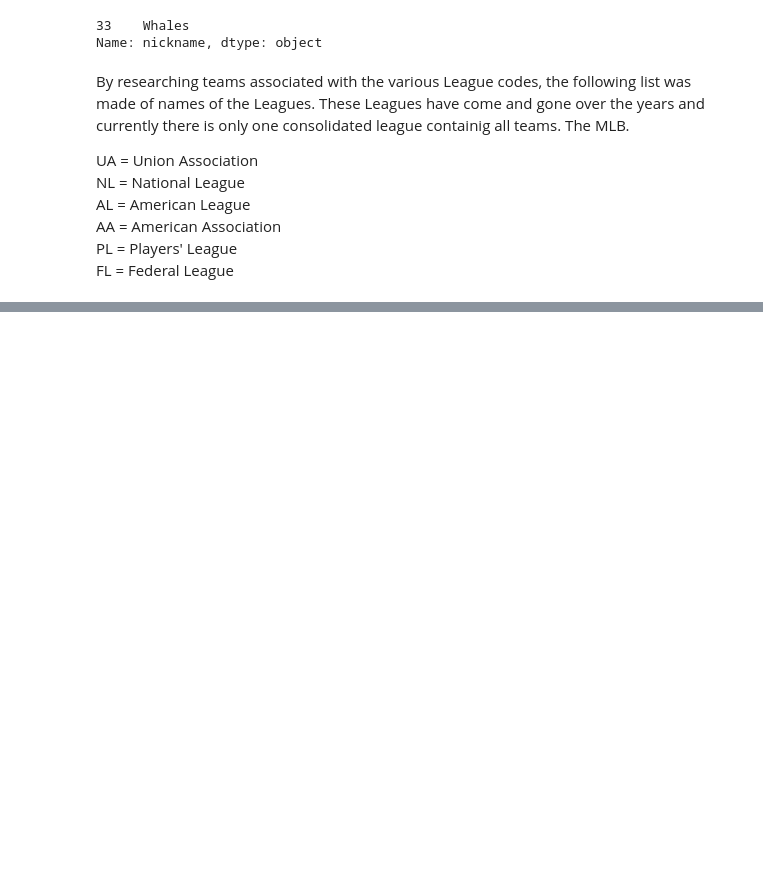
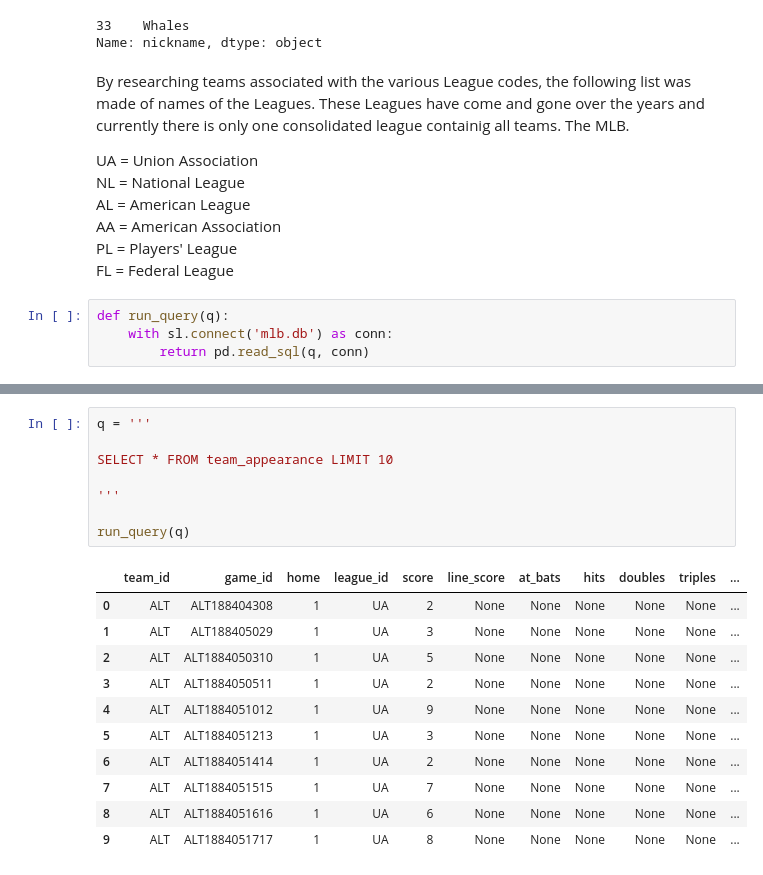
Before and after one commit to Adam-Klaum/dq_gamelog, a Jupyter notebook: Basics.ipynb, the cells around one changed output, grey strips where cells are left out. Cells and saved outputs as stored; diff of their text form; blank space fills up the shorter version.

```diff
--- a/Basics.ipynb
+++ b/Basics.ipynb
@@ -223,3 +223,7 @@ AL = American League<br>
 AA = American Association<br>
 PL = Players' League<br>
 FL = Federal League<br>
+# %%
+def run_query(q):
+    with sl.connect('mlb.db') as conn:
+        return pd.read_sql(q, conn)
@@ -225,0 +775,20 @@ FL = Federal League<br>
+# %%
+q = '''
+
+SELECT * FROM team_appearance LIMIT 10
+
+'''
+
+run_query(q)
+# %% [output]
+|  | team_id | game_id | home | league_id | score | line_score | at_bats | hits | doubles | triples | ... |
+| 0 | ALT | ALT188404308 | 1 | UA | 2 | None | None | None | None | None | ... |
+| 1 | ALT | ALT188405029 | 1 | UA | 3 | None | None | None | None | None | ... |
+| 2 | ALT | ALT1884050310 | 1 | UA | 5 | None | None | None | None | None | ... |
+| 3 | ALT | ALT1884050511 | 1 | UA | 2 | None | None | None | None | None | ... |
+| 4 | ALT | ALT1884051012 | 1 | UA | 9 | None | None | None | None | None | ... |
+| 5 | ALT | ALT1884051213 | 1 | UA | 3 | None | None | None | None | None | ... |
+| 6 | ALT | ALT1884051414 | 1 | UA | 2 | None | None | None | None | None | ... |
+| 7 | ALT | ALT1884051515 | 1 | UA | 7 | None | None | None | None | None | ... |
+| 8 | ALT | ALT1884051616 | 1 | UA | 6 | None | None | None | None | None | ... |
+| 9 | ALT | ALT1884051717 | 1 | UA | 8 | None | None | None | None | None | ... |
```
Also changed, not shown: parts of 48 cells of this notebook, 9 other files.
